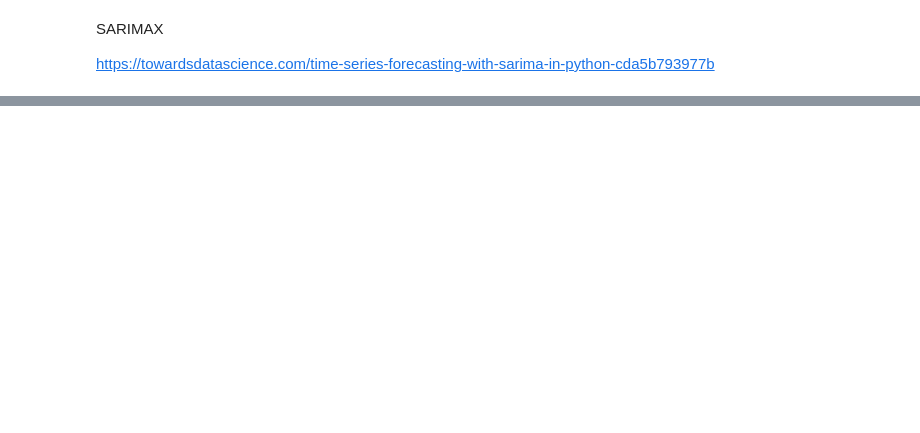
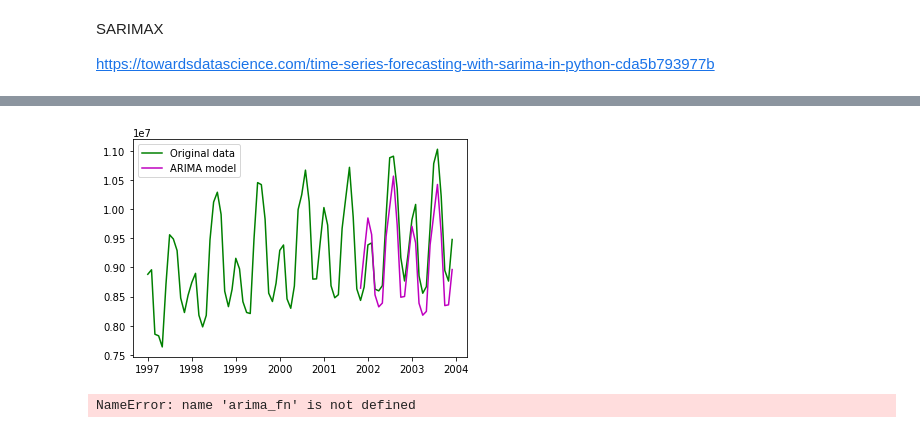
Before and after one commit to sujeengim/TimeSeries-ARIMA, a Jupyter notebook: clean.ipynb, the cells around one changed output, grey strips where cells are left out. Drawn from its saved outputs; the diff is of its cells as text; code cells hidden in the pictures; blank space fills up the shorter version.

Commit message:
Auto Arima test3

```diff
--- a/clean.ipynb
+++ b/clean.ipynb
@@ -201,8 +208,9 @@ def autoarima(stationary_train, diff): #### 이름 수정
 # %%
 print('< AutoArima >')
 cycle, model = autoarima(
-                stationary_train = train, ####이름 수정
-                diff = diff
+                train = train, ####이름 수정
+                diff = diff,
+                m52 = m52
                ) #계절성 주기와 모델 저장
 # %% [output]
 < AutoArima >
@@ -241,4 +252,0 @@ else:
-# %%
-## 모델 훈련
-
-arima.fit(train) #비정상 데이터
@@ -246,0 +253,4 @@ ValueError: could not broadcast input array from shape (2,1) into shape (1,2)
+# %%
+arima_fit = arima.fit()
+print('< ARIMA fit summary >')
+print(arima_fit.summary())
@@ -247,21 +282,16 @@ ValueError: could not broadcast input array from shape (2,1) into shape (1,2)
 # %%
 ## 평가
 
-future_forecast = arima.predict(
+future_forecast = arima_fit.predict(
                         start = test.index[0],
                         end = test.index[-1],
                         typ='levels'
                   )
-'''
-df_future_forecast = pd.DataFrame(
-                        future_forecast,
-                        index=test.index,
-                        columns=['Prediction']
-                    )
-'''
 # %%
-plt.plot(me, label='Original data')
-plt.plot(future_forecast, label='ARIMA model')
+plt.plot(me, label='Original data', color='g')
+plt.plot(future_forecast, label='ARIMA model', color='m')
 
 plt.legend()
 plt.show()
+# %% [output]
+[figure, added]
@@ -267,0 +302,9 @@ plt.show()
+# %%
+arima_fn(
+    data = data,
+    rate = rate,
+    m52 = m52
+) #시작
+# arima_fn(답이 있는 예측할 데이터, train/test 비율, autoarima에서 m=52도 실행하는지)
+# %% [output]
+NameError: name 'arima_fn' is not defined
```
Also changed, not shown: parts of 13 cells of this notebook.
